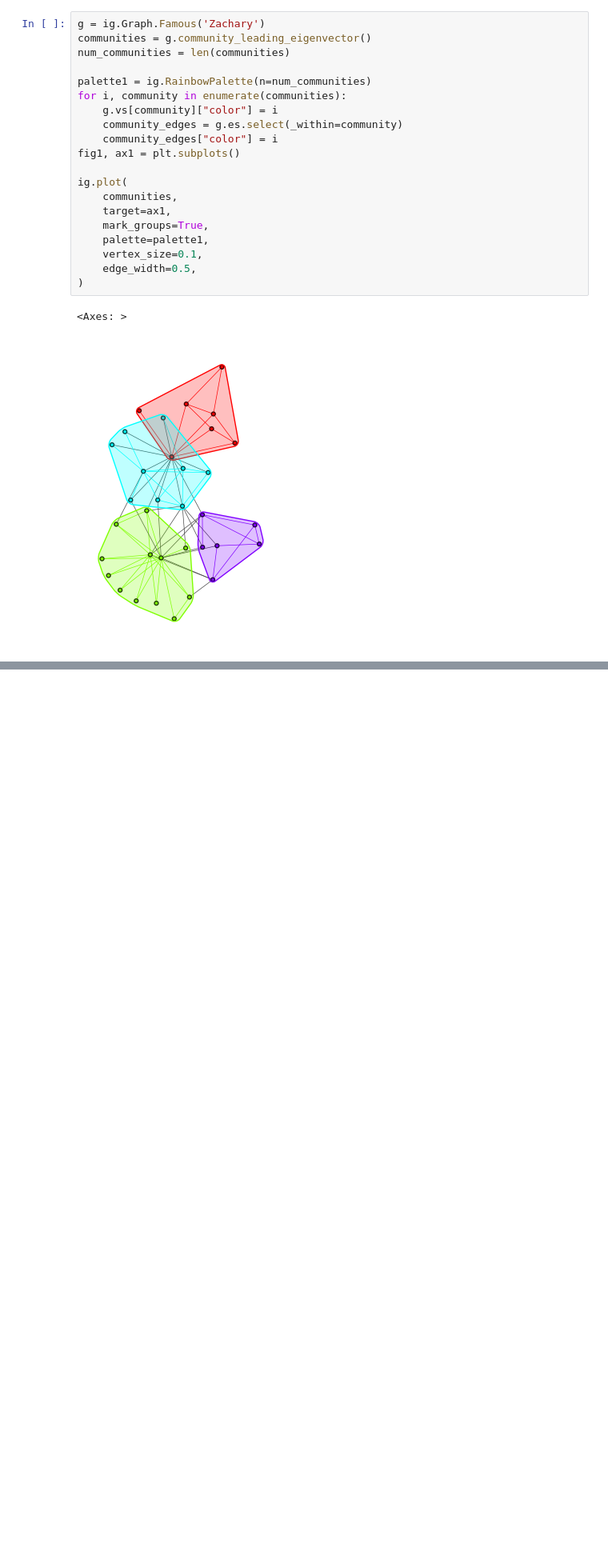
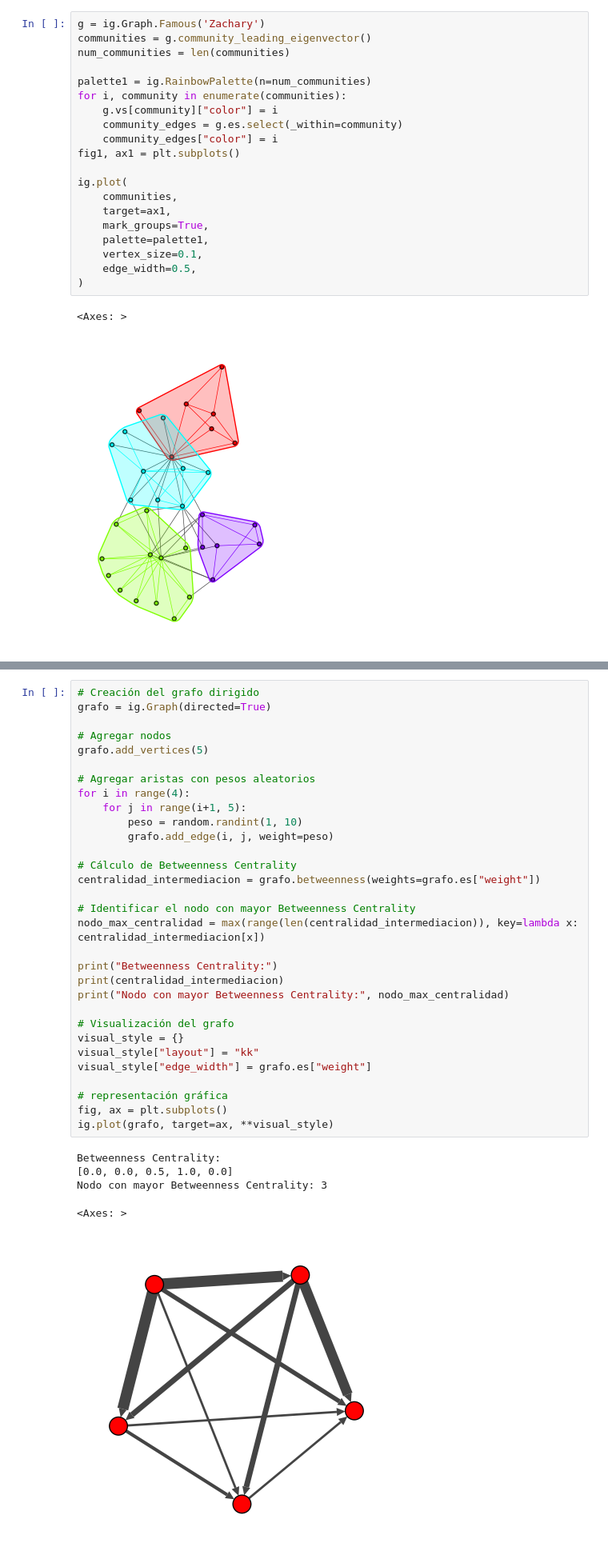
Before and after one commit to Jorge-LGH/Learn_Python, a Jupyter notebook: igraph.ipynb, the cells around one changed output, grey strips where cells are left out. Shown at 80% size. Cells and saved outputs as stored; diff of their text form; blank space fills up the shorter version.

```diff
--- a/igraph.ipynb
+++ b/igraph.ipynb
@@ -494,0 +581,37 @@ ig.plot(
+# %%
+# Creación del grafo dirigido
+grafo = ig.Graph(directed=True)
+
+# Agregar nodos
+grafo.add_vertices(5)
+
+# Agregar aristas con pesos aleatorios
+for i in range(4):
+    for j in range(i+1, 5):
+        peso = random.randint(1, 10)
+        grafo.add_edge(i, j, weight=peso)
+
+# Cálculo de Betweenness Centrality
+centralidad_intermediacion = grafo.betweenness(weights=grafo.es["weight"])
+
+# Identificar el nodo con mayor Betweenness Centrality
+nodo_max_centralidad = max(range(len(centralidad_intermediacion)), key=lambda x: centralidad_intermediacion[x])
+
+print("Betweenness Centrality:")
+print(centralidad_intermediacion)
+print("Nodo con mayor Betweenness Centrality:", nodo_max_centralidad)
+
+# Visualización del grafo
+visual_style = {}
+visual_style["layout"] = "kk"
+visual_style["edge_width"] = grafo.es["weight"]
+
+# representación gráfica
+fig, ax = plt.subplots()
+ig.plot(grafo, target=ax, **visual_style)
+# %% [output]
+Betweenness Centrality:
+[0.0, 0.0, 0.5, 1.0, 0.0]
+Nodo con mayor Betweenness Centrality: 3
+<Axes: >
+[figure, added]
```
Also changed, not shown: parts of 9 cells of this notebook.
